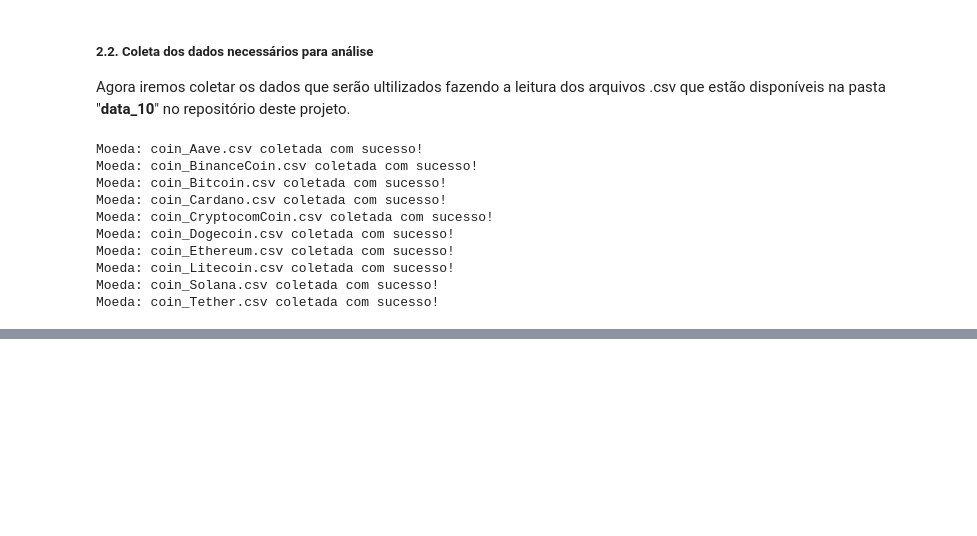
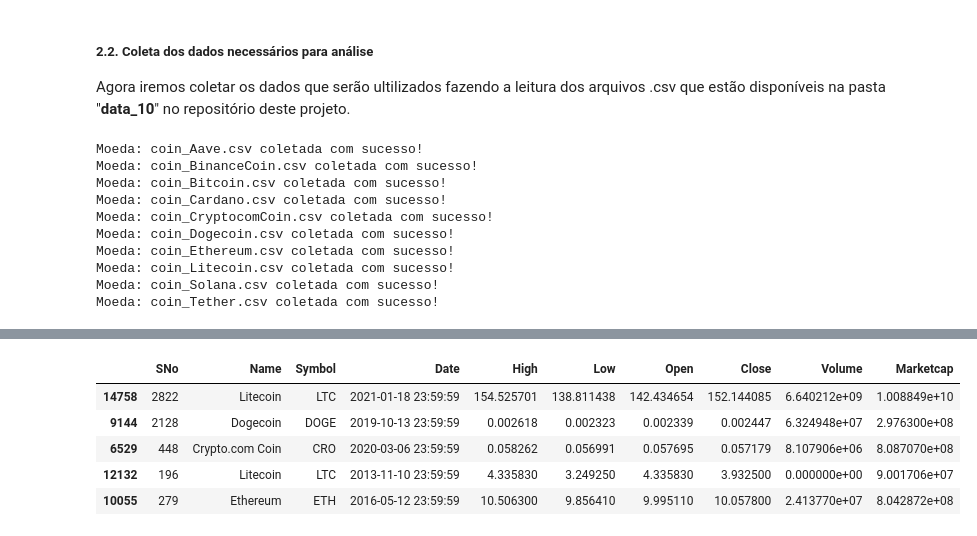
Before and after one commit to gideoni-santos/HermesCrypto, a Jupyter notebook: relatorio.ipynb, the cells around one changed output, grey strips where cells are left out. Saved outputs shown, nothing was run; the diff lists cells and outputs as text; code cells hidden in the pictures; blank space fills up the shorter version.

```diff
--- a/relatorio.ipynb
+++ b/relatorio.ipynb
@@ -91,0 +119,10 @@ Moeda: coin_Tether.csv coletada com sucesso!
+# %%
+#Visualizando 5 linhas aleatórias do DataSet
+data_df.sample(5)
+# %% [output]
+|  | SNo | Name | Symbol | Date | High | Low | Open | Close | Volume | Marketcap |
+| 14758 | 2822 | Litecoin | LTC | 2021-01-18 23:59:59 | 154.525701 | 138.811438 | 142.434654 | 152.144085 | 6.640212e+09 | 1.008849e+10 |
+| 9144 | 2128 | Dogecoin | DOGE | 2019-10-13 23:59:59 | 0.002618 | 0.002323 | 0.002339 | 0.002447 | 6.324948e+07 | 2.976300e+08 |
+| 6529 | 448 | Crypto.com Coin | CRO | 2020-03-06 23:59:59 | 0.058262 | 0.056991 | 0.057695 | 0.057179 | 8.107906e+06 | 8.087070e+08 |
+| 12132 | 196 | Litecoin | LTC | 2013-11-10 23:59:59 | 4.335830 | 3.249250 | 4.335830 | 3.932500 | 0.000000e+00 | 9.001706e+07 |
+| 10055 | 279 | Ethereum | ETH | 2016-05-12 23:59:59 | 10.506300 | 9.856410 | 9.995110 | 10.057800 | 2.413770e+07 | 8.042872e+08 |
```
Also changed, not shown: parts of 19 cells of this notebook.
